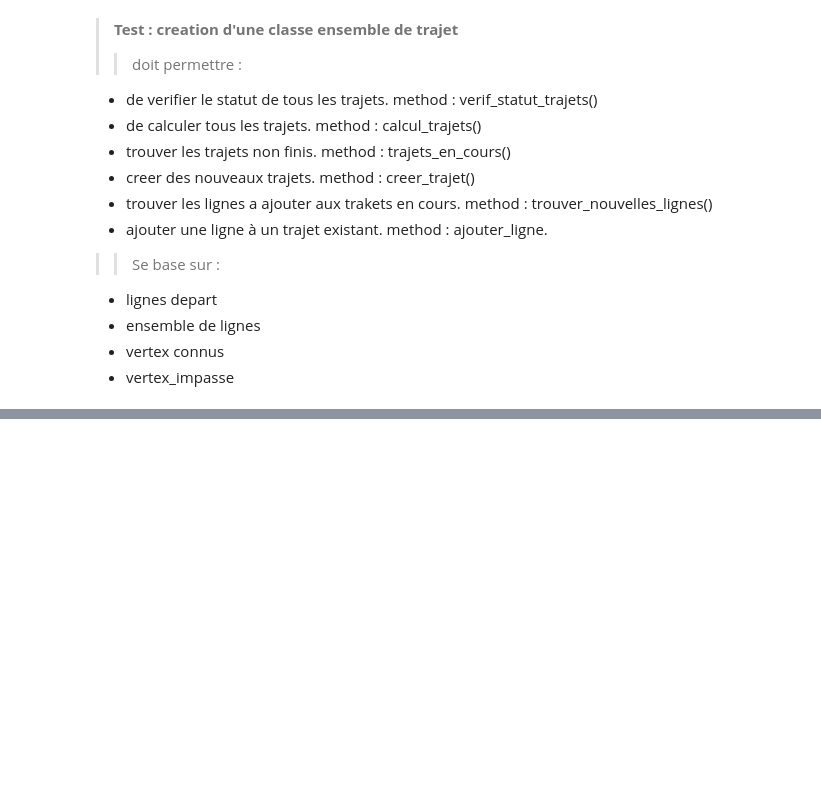
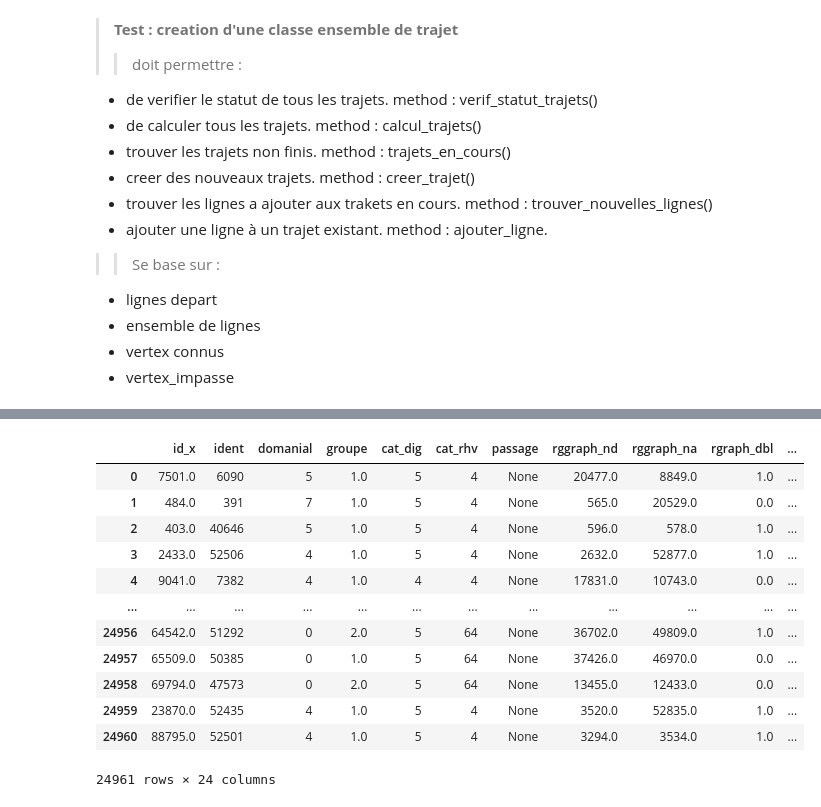
Before and after one commit to nantodevison/Lin_uniq_BdxM, a Jupyter notebook: Lin_uniq_BdxM/Traitements/traitements.ipynb, the cells around one changed output, grey strips where cells are left out. Cells and saved outputs as stored; diff of their text form; code cells hidden in the pictures; blank space fills up the shorter version.

```diff
--- a/Lin_uniq_BdxM/Traitements/traitements.ipynb
+++ b/Lin_uniq_BdxM/Traitements/traitements.ipynb
@@ -567,9 +565,9 @@ bati_ligne_proche['ident']=bati_ligne_proche.ident.apply(lambda x : str(x))
 bati_ligne_proche=bati_ligne_proche.merge(gdf_rhv_groupe[['ident', 'geometry']], on='ident').rename(columns={'geometry_x':'geom_p', 'geometry_y':'geom_l'})
 #calculer le point le plus proche situé sur la ligne
 bati_ligne_proche['point_proche']=bati_ligne_proche.apply(lambda x : nearest_points(x['geom_p'],x['geom_l'])[1],axis=1)
-ensemble_lignes=voies_nc.copy()
+ensemble_lignes=voies_nc.reset_index(drop=True)
 #j'ai besoin de cette ligne car les source_target de gdf_traf_1234 sont différents de ceux de ensemble_lignes
-gdf_tot_eq_1234=graph_filaire.loc[graph_filaire.ident.isin(gdf_traf_1234.ident.tolist())]
+gdf_tot_eq_1234=graph_filaire.loc[graph_filaire.ident.isin(gdf_traf_1234.loc[(~gdf_traf_1234.cat_rhv.isin(('4','64'))) & (~gdf_traf_1234.cat_rhv.isna())].ident.tolist())] #trouver tt les lignes qui ne sont pas cat4 ou sans valeur
 vertex_connus=list(set(gdf_tot_eq_1234.source.tolist()+gdf_tot_eq_1234.target.tolist()))
 vertex_impasse=[k for k, v in Counter(graph_filaire.source.tolist()+graph_filaire.target.tolist()).items() if v==1]
 # %%
@@ -760,0 +744,16 @@ test.loc[test.idtronc==278][['idtronc','type_cpt_x','type_cpt_y','tmjo_2_sen','t
+# %%
+ensemble_lignes.reset_index(drop=True)#, vertex_connus, vertex_impasse, graph_filaire_vertex
+# %% [output]
+|  | id_x | ident | domanial | groupe | cat_dig | cat_rhv | passage | rggraph_nd | rggraph_na | rgraph_dbl | ... |
+| 0 | 7501.0 | 6090 | 5 | 1.0 | 5 | 4 | None | 20477.0 | 8849.0 | 1.0 | ... |
+| 1 | 484.0 | 391 | 7 | 1.0 | 5 | 4 | None | 565.0 | 20529.0 | 0.0 | ... |
+| 2 | 403.0 | 40646 | 5 | 1.0 | 5 | 4 | None | 596.0 | 578.0 | 1.0 | ... |
+| 3 | 2433.0 | 52506 | 4 | 1.0 | 5 | 4 | None | 2632.0 | 52877.0 | 1.0 | ... |
+| 4 | 9041.0 | 7382 | 4 | 1.0 | 4 | 4 | None | 17831.0 | 10743.0 | 0.0 | ... |
+| ... | ... | ... | ... | ... | ... | ... | ... | ... | ... | ... | ... |
+| 24956 | 64542.0 | 51292 | 0 | 2.0 | 5 | 64 | None | 36702.0 | 49809.0 | 1.0 | ... |
+| 24957 | 65509.0 | 50385 | 0 | 1.0 | 5 | 64 | None | 37426.0 | 46970.0 | 0.0 | ... |
+| 24958 | 69794.0 | 47573 | 0 | 2.0 | 5 | 64 | None | 13455.0 | 12433.0 | 0.0 | ... |
+| 24959 | 23870.0 | 52435 | 4 | 1.0 | 5 | 4 | None | 3520.0 | 52835.0 | 1.0 | ... |
+| 24960 | 88795.0 | 52501 | 4 | 1.0 | 5 | 4 | None | 3294.0 | 3534.0 | 1.0 | ... |
+24961 rows × 24 columns
```
Also changed, not shown: parts of 31 cells of this notebook, 2 other files.
